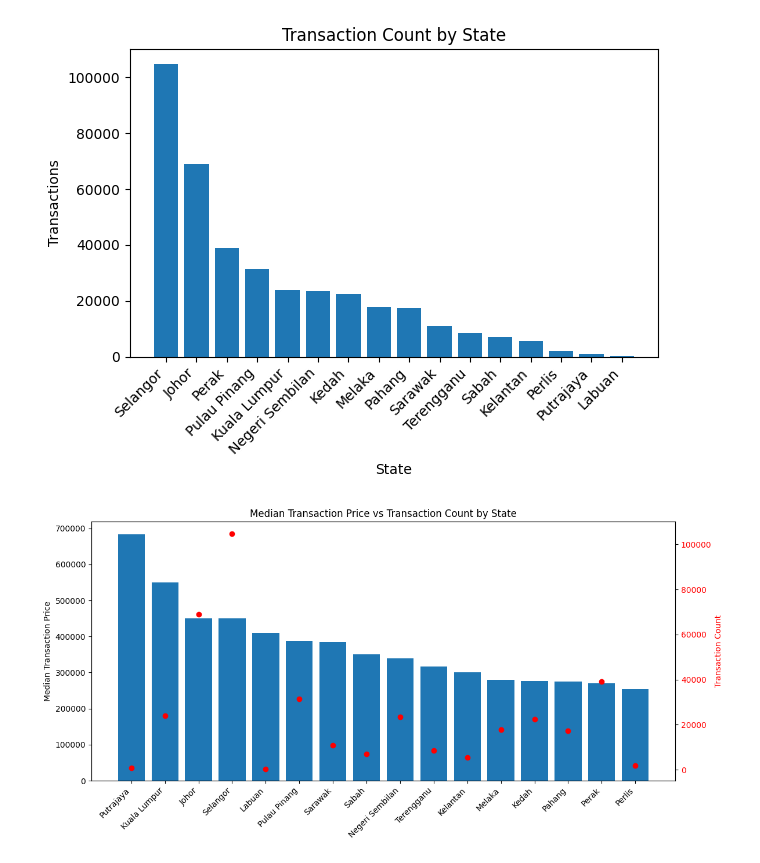
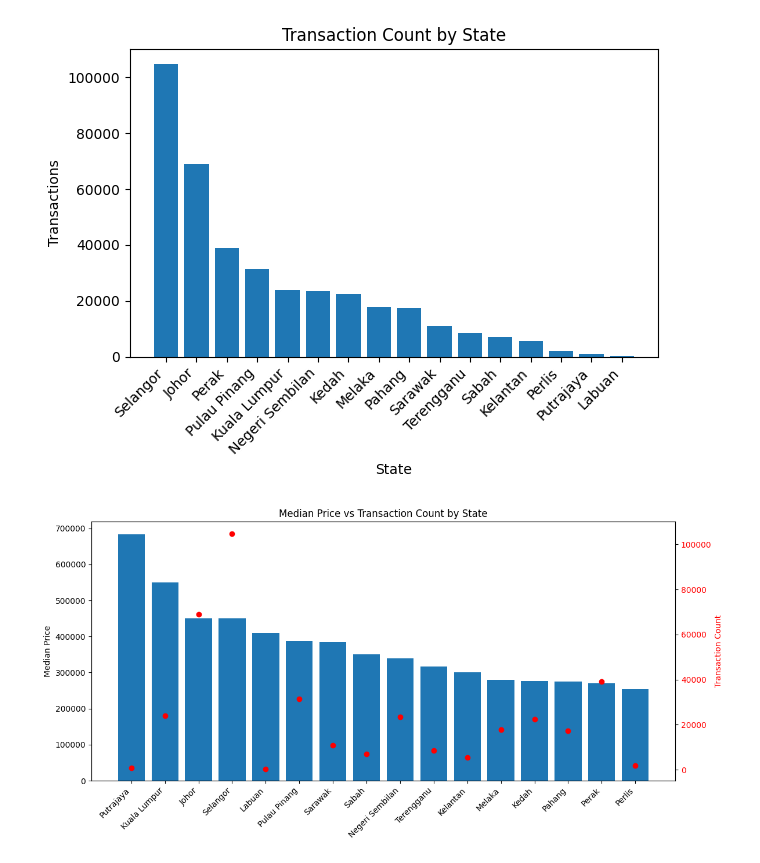
Before and after one commit to AhmadFaisalAhmadSazali/property_transaction_malaysia, a Jupyter notebook: explore.ipynb, the cells around one changed output. Drawn from its saved outputs; the diff is of its cells as text; code cells hidden in the pictures.

```diff
--- a/explore.ipynb
+++ b/explore.ipynb
@@ -48,3 +48,6 @@ Index(['property_type', 'district', 'mukim', 'scheme_name_or_area',
+# %%
+# Rename some columns
+data = data.rename(columns={"month_year_of_transaction_date": "date", "transaction_price": "price"})
 # %%
 # Inspecting `unit` column
 print(data.iloc[:,8].unique())
@@ -183,12 +186,12 @@ data.describe()
 | 75% | 188.00 | 158.00 | 570,000.00 |
 | max | 1,788,888.00 | 159,390.00 | 38,000,000.00 |
 # %%
-median_price_state = data[["state", "transaction_price"]].groupby("state").median().sort_values("transaction_price", ascending=False)
-plt.bar(median_price_state.index, median_price_state["transaction_price"])
+median_price_state = data[["state", "price"]].groupby("state").median().sort_values("price", ascending=False)
+plt.bar(median_price_state.index, median_price_state["price"])
 plt.xticks(rotation=45, ha="right")  # rotate 45°, align to the right
-plt.ylabel("Median Transaction Price")
+plt.ylabel("Median Price")
 plt.xlabel("State")
-plt.title("Median Transaction Price by State")
+plt.title("Median Price by State")
 plt.tight_layout()
 plt.show()
 # %% [output]
@@ -196,6 +199,6 @@ plt.show()
 # %%
-transaction_count_state = data[["state", "transaction_price"]].groupby("state").count().sort_values("transaction_price", ascending=False)
-plt.bar(transaction_count_state.index, transaction_count_state["transaction_price"])
+transaction_count_state = data[["state", "price"]].groupby("state").count().sort_values("price", ascending=False)
+plt.bar(transaction_count_state.index, transaction_count_state["price"])
 plt.xticks(rotation=45, ha="right")  # rotate 45°, align to the right
 plt.ylabel("Transactions")
 plt.xlabel("State")
@@ -207,18 +210,18 @@ plt.show()
 # %%
 fig, ax1 = plt.subplots(figsize=(12,6))
 
-ax1.bar(median_price_state.index, median_price_state["transaction_price"])
-ax1.set_ylabel("Median Transaction Price")
+ax1.bar(median_price_state.index, median_price_state["price"])
+ax1.set_ylabel("Median Price")
 ax1.tick_params(axis="y")
 ax1.set_xticklabels(median_price_state.index, rotation=45, ha="right")
 
 ax2 = ax1.twinx()
-ax2.scatter(transaction_count_state.index, transaction_count_state["transaction_price"], color="red", marker="o")
+ax2.scatter(transaction_count_state.index, transaction_count_state["price"], color="red", marker="o")
 ax2.set_ylabel("Transaction Count", color="red")
 ax2.tick_params(axis="y", labelcolor="red")
 
-plt.title("Median Transaction Price vs Transaction Count by State")
+plt.title("Median Price vs Transaction Count by State")
 plt.tight_layout()
 plt.show()
 # %% [output]
-[figure, old version]
+[figure, new version]
```
Also changed, not shown: parts of 9 cells of this notebook, 1 other file.
